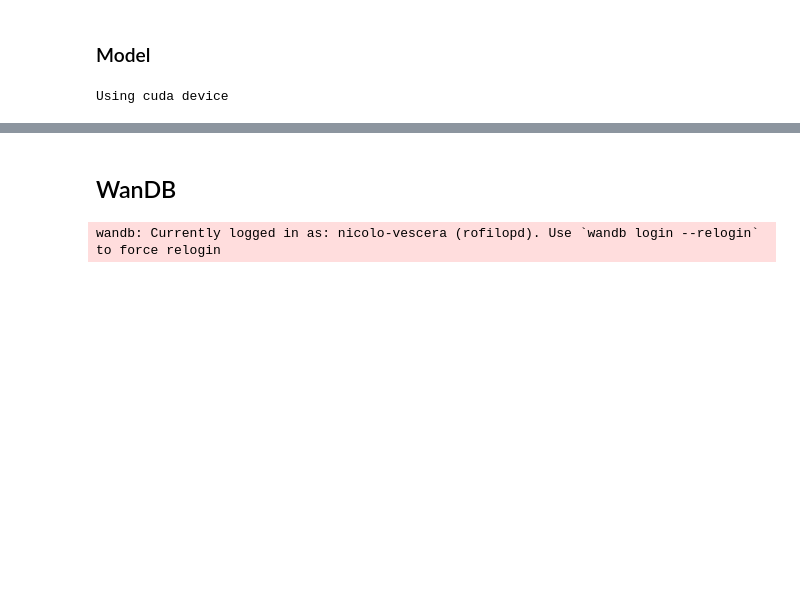
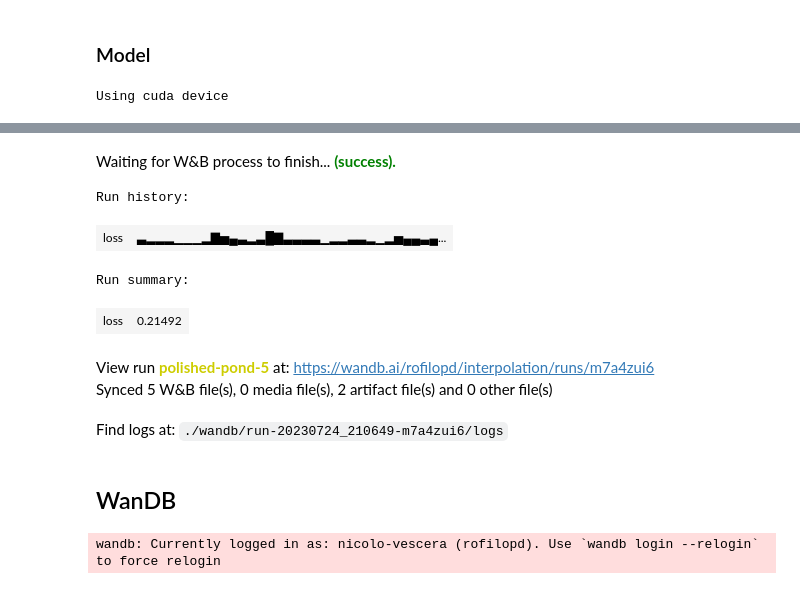
Before and after one commit to ncvescera/R-A-I-D, a Jupyter notebook: main.ipynb, the cells around one changed output, grey strips where cells are left out. Drawn from its saved outputs; the diff is of its cells as text; code cells hidden in the pictures; blank space fills up the shorter version.

```diff
--- a/main.ipynb
+++ b/main.ipynb
@@ -479,3 +475,14 @@ Find logs at: ./wandb/run-20230724_203940-fl5zt0fs/logs
+# %%
+wandb.finish()
+# %% [output]
+Waiting for W&B process to finish... (success).
+Run history:
+| loss | ▃▂▂▂▁▁▁▂▇▅▄▃▂▃█▇▃▃▃▃▁▂▂▃▃▂▁▂▅▄▄▃▄... |
+Run summary:
+| loss | 0.21492 |
+View run polished-pond-5 at: https://wandb.ai/rofilopd/interpolation/runs/m7a4zui6
+Synced 5 W&B file(s), 0 media file(s), 2 artifact file(s) and 0 other file(s)
+Find logs at: ./wandb/run-20230724_210649-m7a4zui6/logs
 # %%
 torch.cuda.empty_cache()
 target = None
```
Also changed, not shown: parts of 3 cells of this notebook.
